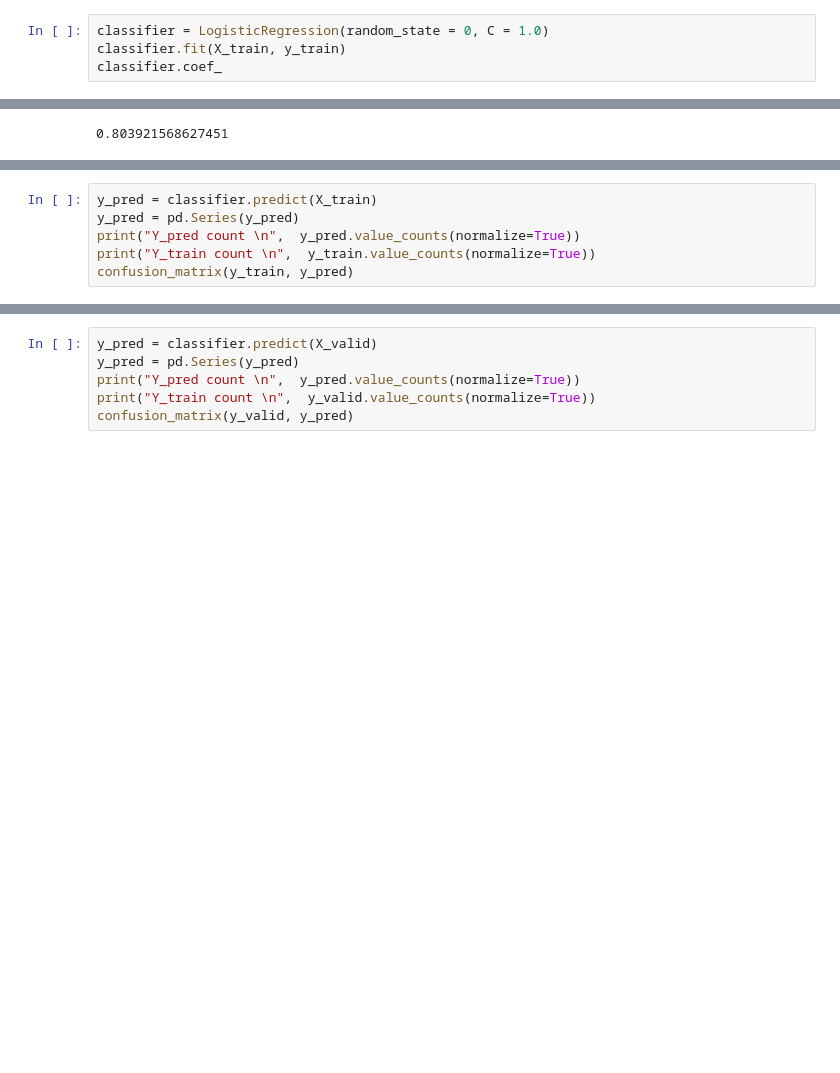
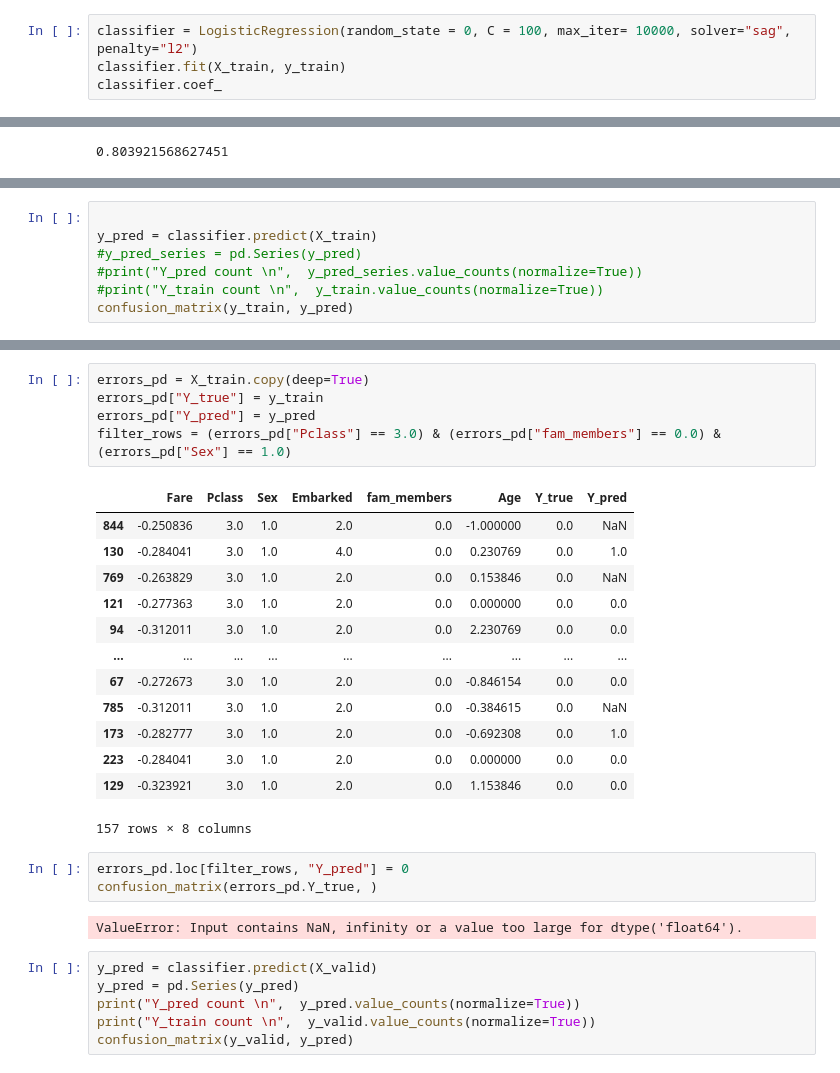
Before and after one commit to patRyserWelch8/KaggleTitanic, a Jupyter notebook: titanic.ipynb, the cells around one changed output, grey strips where cells are left out. Cells and saved outputs as stored; diff of their text form; blank space fills up the shorter version.

```diff
--- a/titanic.ipynb
+++ b/titanic.ipynb
@@ -1178,7 +1178,7 @@ Index(['Fare', 'Pclass', 'Sex', 'Embarked', 'fam_members', 'Age'], dtype='object
 # %% [markdown]
 ## Model fitting
 # %%
-classifier = LogisticRegression(random_state = 0, C = 1.0)
+classifier = LogisticRegression(random_state = 0, C = 100, max_iter= 10000, solver="sag", penalty="l2")
 classifier.fit(X_train, y_train)
 classifier.coef_
 # %% [output]
@@ -1199,7 +1201,8 @@ We explore further the statistical variables and their values that may have led
 # %%
+
 y_pred = classifier.predict(X_train)
-y_pred = pd.Series(y_pred)
-print("Y_pred count \n",  y_pred.value_counts(normalize=True))
-print("Y_train count \n",  y_train.value_counts(normalize=True))
+#y_pred_series = pd.Series(y_pred)
+#print("Y_pred count \n",  y_pred_series.value_counts(normalize=True))
+#print("Y_train count \n",  y_train.value_counts(normalize=True))
 confusion_matrix(y_train, y_pred)
 # %% [output]
@@ -1216,3 +1245,27 @@ array([[282,  47],
+# %%
+errors_pd = X_train.copy(deep=True)
+errors_pd["Y_true"] = y_train
+errors_pd["Y_pred"] = y_pred
+filter_rows = (errors_pd["Pclass"] == 3.0) & (errors_pd["fam_members"] == 0.0) & (errors_pd["Sex"] == 1.0)
+# %% [output]
+|  | Fare | Pclass | Sex | Embarked | fam_members | Age | Y_true | Y_pred |
+| 844 | -0.250836 | 3.0 | 1.0 | 2.0 | 0.0 | -1.000000 | 0.0 | NaN |
+| 130 | -0.284041 | 3.0 | 1.0 | 4.0 | 0.0 | 0.230769 | 0.0 | 1.0 |
+| 769 | -0.263829 | 3.0 | 1.0 | 2.0 | 0.0 | 0.153846 | 0.0 | NaN |
+| 121 | -0.277363 | 3.0 | 1.0 | 2.0 | 0.0 | 0.000000 | 0.0 | 0.0 |
+| 94 | -0.312011 | 3.0 | 1.0 | 2.0 | 0.0 | 2.230769 | 0.0 | 0.0 |
+| ... | ... | ... | ... | ... | ... | ... | ... | ... |
+| 67 | -0.272673 | 3.0 | 1.0 | 2.0 | 0.0 | -0.846154 | 0.0 | 0.0 |
+| 785 | -0.312011 | 3.0 | 1.0 | 2.0 | 0.0 | -0.384615 | 0.0 | NaN |
+| 173 | -0.282777 | 3.0 | 1.0 | 2.0 | 0.0 | -0.692308 | 0.0 | 1.0 |
+| 223 | -0.284041 | 3.0 | 1.0 | 2.0 | 0.0 | 0.000000 | 0.0 | 0.0 |
+| 129 | -0.323921 | 3.0 | 1.0 | 2.0 | 0.0 | 1.153846 | 0.0 | 0.0 |
+157 rows × 8 columns
+# %%
+errors_pd.loc[filter_rows, "Y_pred"] = 0
+confusion_matrix(errors_pd.Y_true, )
+# %% [output]
+ValueError: Input contains NaN, infinity or a value too large for dtype('float64').
 # %%
 y_pred = classifier.predict(X_valid)
 y_pred = pd.Series(y_pred)
```
Also changed, not shown: parts of 12 cells of this notebook.
